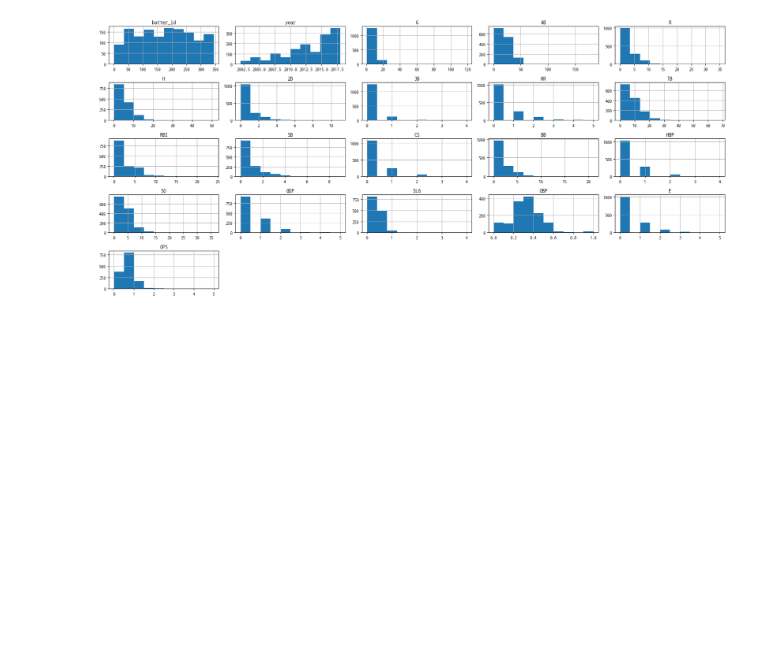
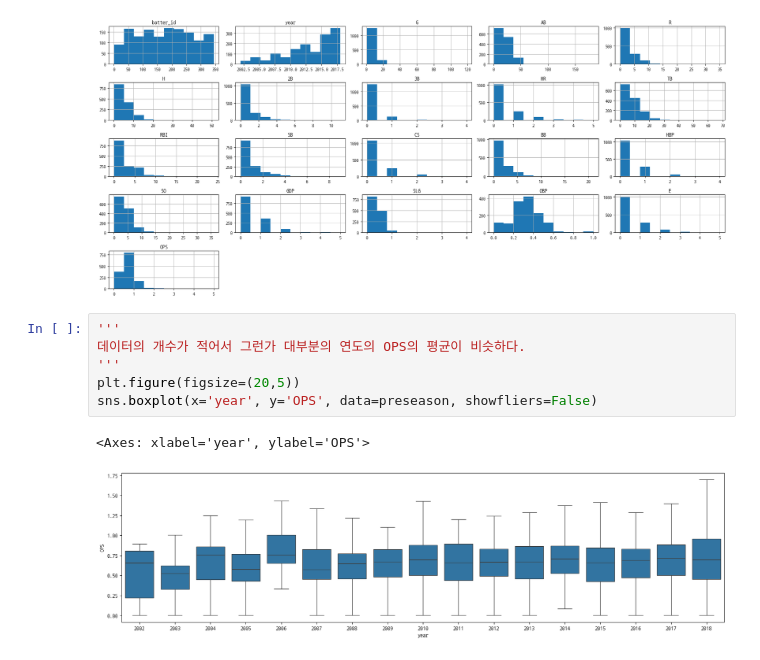
Before and after one commit to dlsdud9098/kbo_ops_predict, a Jupyter notebook: main.ipynb, the cells around one changed output. Saved outputs shown, nothing was run; the diff lists cells and outputs as text; blank space fills up the shorter version.

```diff
--- a/main.ipynb
+++ b/main.ipynb
@@ -120,3 +140,12 @@ plt.tight_layout()
 plt.show()
 # %% [output]
 [figure]
+# %%
+'''
+데이터의 개수가 적어서 그런가 대부분의 연도의 OPS의 평균이 비슷하다.
+'''
+plt.figure(figsize=(20,5))
+sns.boxplot(x='year', y='OPS', data=preseason, showfliers=False)
+# %% [output]
+<Axes: xlabel='year', ylabel='OPS'>
+[figure, added]
```
Also changed, not shown: parts of 8 cells of this notebook.
